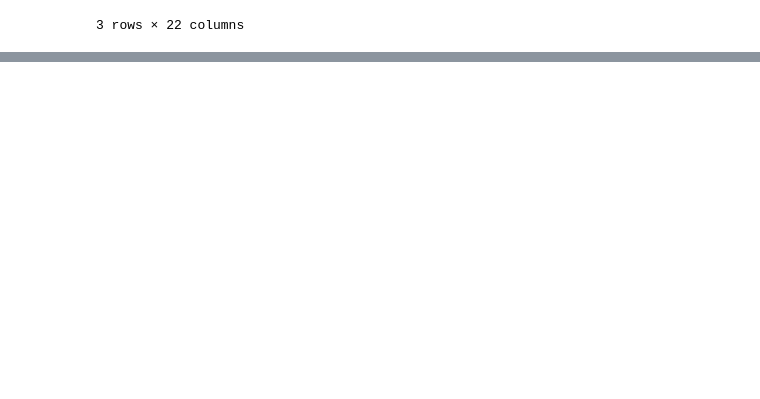
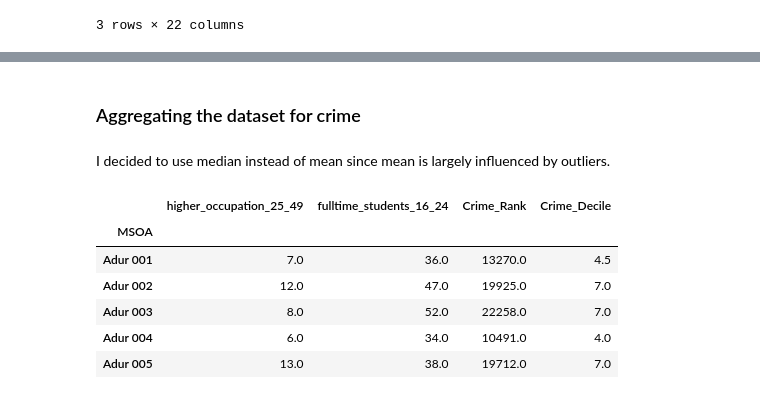
Before and after one commit to HamedPour/TM351_EMA, a Jupyter notebook: EMA_notebook2.ipynb, the cells around one changed output, grey strips where cells are left out. Drawn from its saved outputs; the diff is of its cells as text; code cells hidden in the pictures; blank space fills up the shorter version.

Commit message:
merge and agg proportion and dod dataframes

```diff
--- a/EMA_notebook2.ipynb
+++ b/EMA_notebook2.ipynb
@@ -107,0 +110,3 @@ dod_merged.head(3)
+# %%
+data = './data/census/mydata/census_proportions_16_49.csv'
+proportions_df = pd.read_csv(data)
@@ -107,0 +122,4 @@ dod_merged.head(3)
+# %%
+df = pd.merge(proportions_df, dod_merged, left_on="MSOA", right_on="MSOA11NM")
+# Will drop these two columns since they're just duplicates.
+df.drop(columns=["MSOA11NM", "MSOA11CD"], inplace=True)
@@ -107,0 +137,16 @@ dod_merged.head(3)
+# %% [markdown]
+### Aggregating the dataset for crime
+# %% [markdown]
+I decided to use median instead of mean since mean is largely influenced by outliers.
+# %%
+proportions_crime_agg = df.groupby(["MSOA"])[["higher_occupation_25_49", "fulltime_students_16_24", "Crime_Rank", "Crime_Decile"]].median()
+# %%
+proportions_crime_agg.head()
+# %% [output]
+|  | higher_occupation_25_49 | fulltime_students_16_24 | Crime_Rank | Crime_Decile |
+| MSOA |  |  |  |  |
+| Adur 001 | 7.0 | 36.0 | 13270.0 | 4.5 |
+| Adur 002 | 12.0 | 47.0 | 19925.0 | 7.0 |
+| Adur 003 | 8.0 | 52.0 | 22258.0 | 7.0 |
+| Adur 004 | 6.0 | 34.0 | 10491.0 | 4.0 |
+| Adur 005 | 13.0 | 38.0 | 19712.0 | 7.0 |
```
Also changed, not shown: parts of 4 cells of this notebook, 3 other files.
